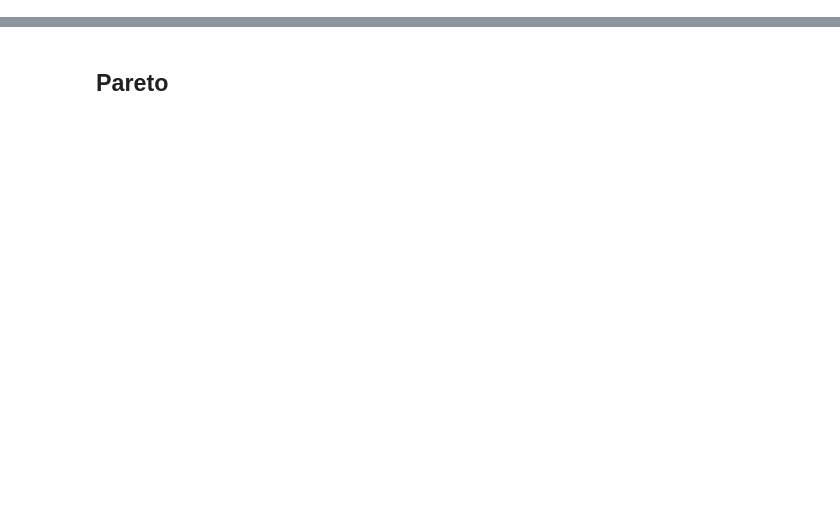
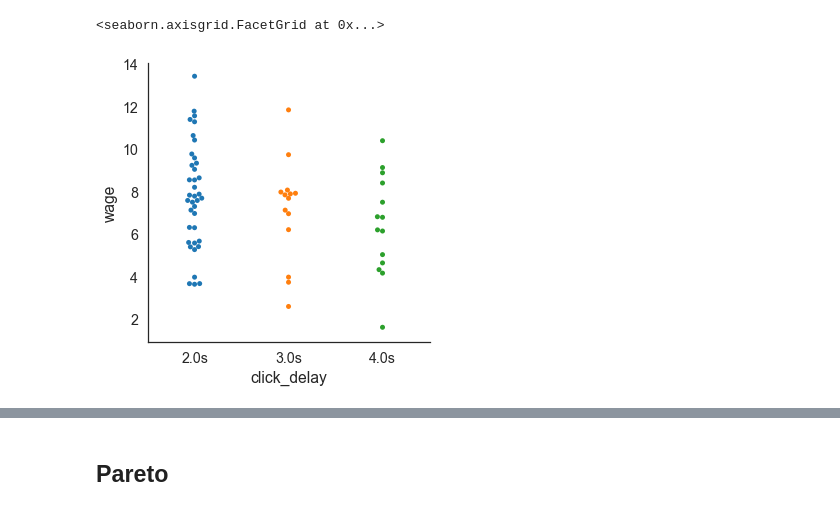
Before and after one commit to fredcallaway/rational-resources-planning, a Jupyter notebook: plots.ipynb, the cells around one changed output, grey strips where cells are left out. Cells and saved outputs as stored; diff of their text form; code cells hidden in the pictures; blank space fills up the shorter version.

```diff
--- a/plots.ipynb
+++ b/plots.ipynb
@@ -36,0 +55,7 @@ def savefig(name, tight=True):
+# %%
+pdf['wage'] = wage
+sns.catplot('click_delay', 'wage', data=pdf, kind='swarm')
+# sns.catplot('click_delay', 'total_time', data=pdf, kind='point')
+# %% [output]
+<seaborn.axisgrid.FacetGrid at 0x...>
+[figure, added]
```
Also changed, not shown: parts of 22 cells of this notebook, 18 other files.
